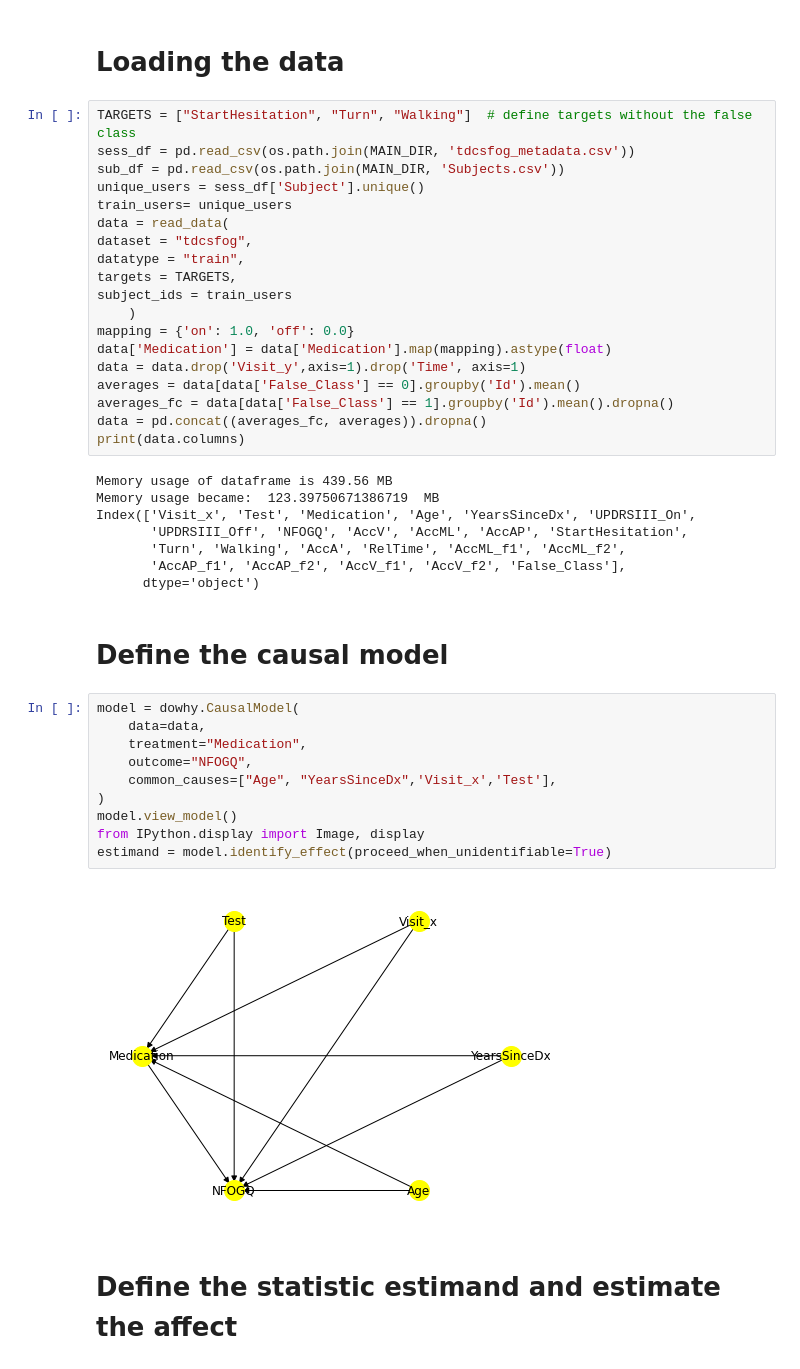
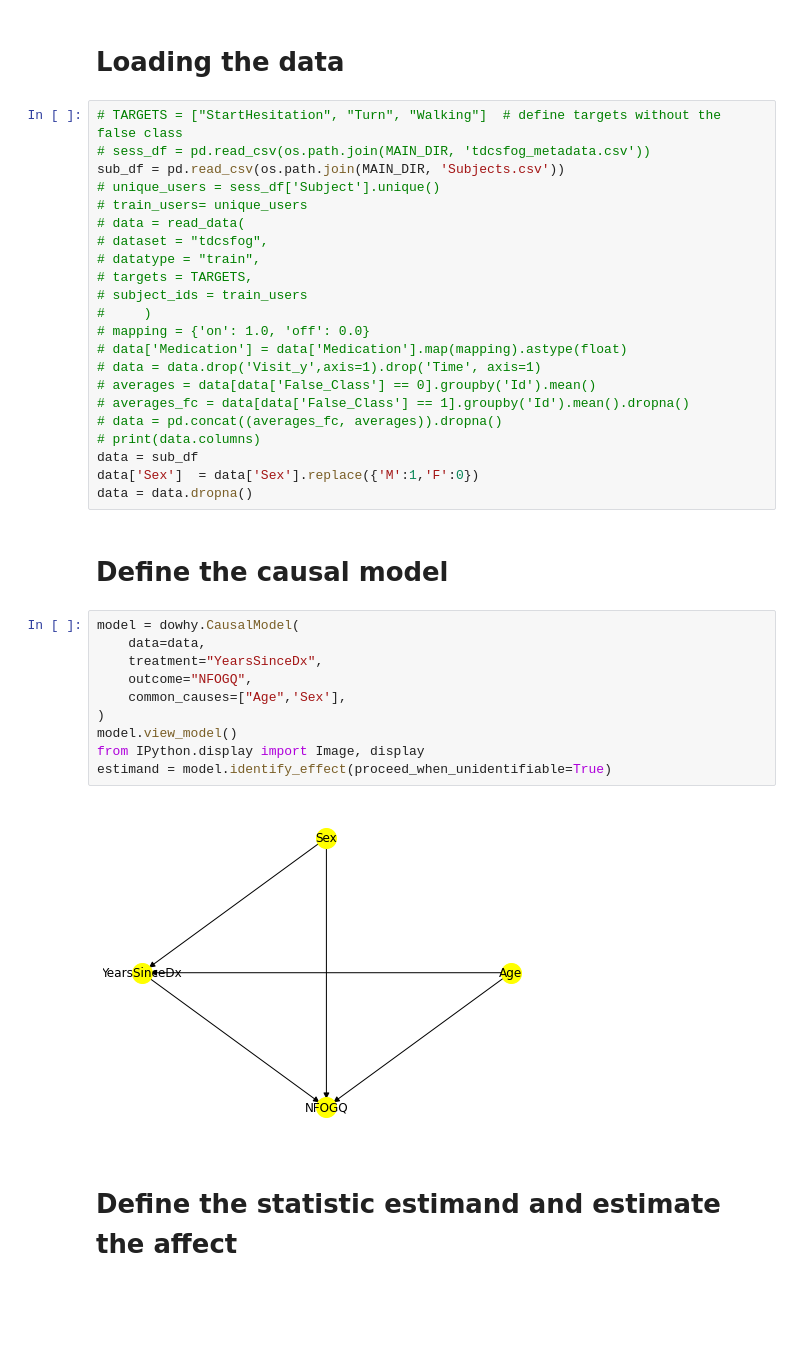
Before and after one commit to seroy123/Causality_presentation, a Jupyter notebook: Causal_inference.ipynb, the cells around one changed output. Cells and saved outputs as stored; diff of their text form; blank space fills up the shorter version.

```diff
--- a/Causal_inference.ipynb
+++ b/Causal_inference.ipynb
@@ -74,46 +74,41 @@ def read_data(
 # %% [markdown]
 # Loading the data
 # %%
-TARGETS = ["StartHesitation", "Turn", "Walking"]  # define targets without the false class
-sess_df = pd.read_csv(os.path.join(MAIN_DIR, 'tdcsfog_metadata.csv'))
+# TARGETS = ["StartHesitation", "Turn", "Walking"]  # define targets without the false class
+# sess_df = pd.read_csv(os.path.join(MAIN_DIR, 'tdcsfog_metadata.csv'))
 sub_df = pd.read_csv(os.path.join(MAIN_DIR, 'Subjects.csv'))
-unique_users = sess_df['Subject'].unique()
-train_users= unique_users
-data = read_data(
-dataset = "tdcsfog",
-datatype = "train",
-targets = TARGETS,
-subject_ids = train_users
-    )
-mapping = {'on': 1.0, 'off': 0.0}
-data['Medication'] = data['Medication'].map(mapping).astype(float)
-data = data.drop('Visit_y',axis=1).drop('Time', axis=1)
-averages = data[data['False_Class'] == 0].groupby('Id').mean()
-averages_fc = data[data['False_Class'] == 1].groupby('Id').mean().dropna()
-data = pd.concat((averages_fc, averages)).dropna()
-print(data.columns)
+# unique_users = sess_df['Subject'].unique()
+# train_users= unique_users
+# data = read_data(
+# dataset = "tdcsfog",
+# datatype = "train",
+# targets = TARGETS,
+# subject_ids = train_users
+#     )
+# mapping = {'on': 1.0, 'off': 0.0}
+# data['Medication'] = data['Medication'].map(mapping).astype(float)
+# data = data.drop('Visit_y',axis=1).drop('Time', axis=1)
+# averages = data[data['False_Class'] == 0].groupby('Id').mean()
+# averages_fc = data[data['False_Class'] == 1].groupby('Id').mean().dropna()
+# data = pd.concat((averages_fc, averages)).dropna()
+# print(data.columns)
+data = sub_df
+data['Sex']  = data['Sex'].replace({'M':1,'F':0})
+data = data.dropna()
-# %% [output]
-Memory usage of dataframe is 439.56 MB
-Memory usage became:  123.39750671386719  MB
-Index(['Visit_x', 'Test', 'Medication', 'Age', 'YearsSinceDx', 'UPDRSIII_On',
-       'UPDRSIII_Off', 'NFOGQ', 'AccV', 'AccML', 'AccAP', 'StartHesitation',
-       'Turn', 'Walking', 'AccA', 'RelTime', 'AccML_f1', 'AccML_f2',
-       'AccAP_f1', 'AccAP_f2', 'AccV_f1', 'AccV_f2', 'False_Class'],
-      dtype='object')
 # %% [markdown]
 # Define the causal model
 # %%
 model = dowhy.CausalModel(
     data=data,
-    treatment="Medication",
+    treatment="YearsSinceDx",
     outcome="NFOGQ",
-    common_causes=["Age", "YearsSinceDx",'Visit_x','Test'],
+    common_causes=["Age",'Sex'],
 )
 model.view_model()
 from IPython.display import Image, display
 estimand = model.identify_effect(proceed_when_unidentifiable=True)
 # %% [output]
-[figure, old version]
+[figure, new version]
 # %% [markdown]
 # Define the statistic estimand and estimate the affect
 # %%
```
Also changed, not shown: parts of 6 cells of this notebook, 1 other file.
